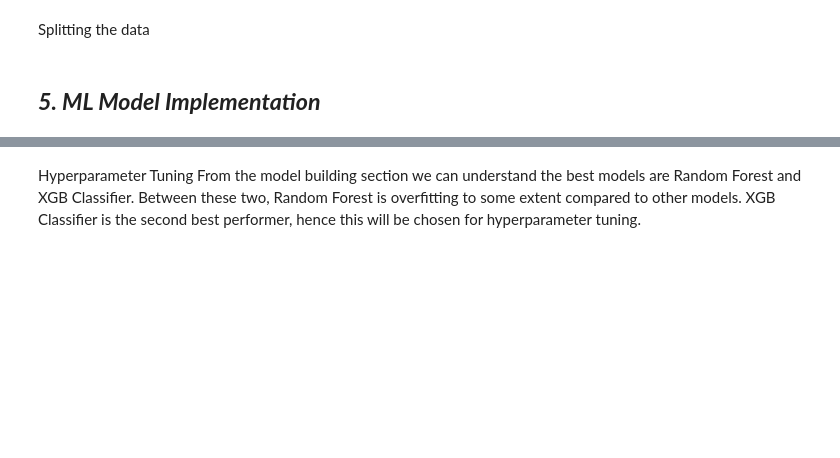
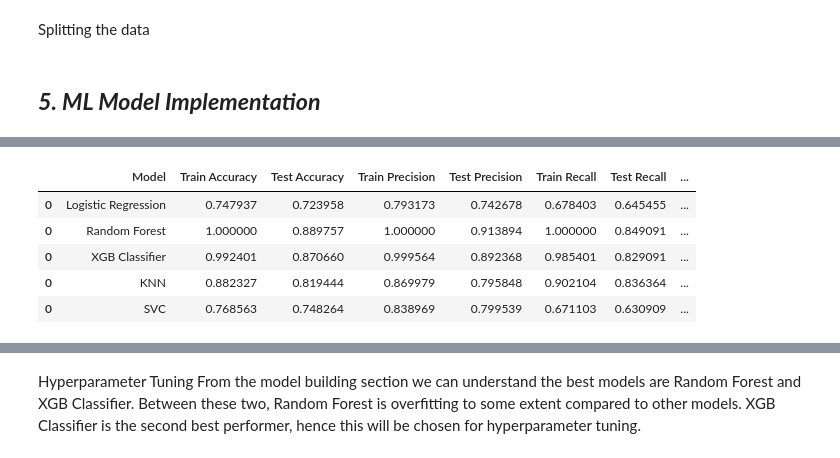
Before and after one commit to ideepakpal/Cardio-Vascular-Disease-Prediction, a Jupyter notebook: Capstone_Classification_CardiovascularHealth.ipynb, the cells around one changed output, grey strips where cells are left out. Cells and saved outputs as stored; diff of their text form; code cells hidden in the pictures; blank space fills up the shorter version.

Commit message:
Append

```diff
--- a/Capstone_Classification_CardiovascularHealth.ipynb
+++ b/Capstone_Classification_CardiovascularHealth.ipynb
@@ -923,35 +971,46 @@ def model_build(X_train, y_train, X_test, y_test, model_dict):
     train_roc_auc = roc_auc_score(y_train, train_preds)
     test_roc_auc = roc_auc_score(y_test, test_preds)
  # Updating the dataframe for each iteration
-    model_df = model_df.append({'Model': n,
+    mod_dict = {'Model': n,
                                'Train Accuracy' : train_accuracy,
                                'Test Accuracy': test_accuracy,
                                'Train Precision' : train_precision,
                                'Test Precision' : test_precision,
                                'Train Recall' : train_recall,
                                'Test Recall' : test_recall,
                                'Train ROC AUC' : train_roc_auc,
-                               'Test ROC AUC' : test_roc_auc}, ignore_index = True)
+                               'Test ROC AUC' : test_roc_auc}
+
+    df2  = pd.DataFrame([mod_dict], columns=mod_dict.keys())
+    model_df = pd.concat([model_df, df2], axis =0)
+
 
     # Updating the dictionary for each iteration
     train_confusion_matrix[n] = confusion_matrix(y_train, train_preds)
     test_confusion_matrix[n] = confusion_matrix(y_test, test_preds)
 
     # ROC Curve values
     fpr, tpr, _ = roc_curve(y_test, test_probs)
     curve[n] = (fpr,tpr)
 
 
 
   return model_df, train_confusion_matrix, test_confusion_matrix, curve
 
 
 # Using the model function to understand the scores of different models
 model_table, train_cm, test_cm, curve= model_build(X_train, y_train, X_test, y_test, models)
 
 
 # Models and their scores
 model_table
+# %% [output]
+|  | Model | Train Accuracy | Test Accuracy | Train Precision | Test Precision | Train Recall | Test Recall | ... |
+| 0 | Logistic Regression | 0.747937 | 0.723958 | 0.793173 | 0.742678 | 0.678403 | 0.645455 | ... |
+| 0 | Random Forest | 1.000000 | 0.889757 | 1.000000 | 0.913894 | 1.000000 | 0.849091 | ... |
+| 0 | XGB Classifier | 0.992401 | 0.870660 | 0.999564 | 0.892368 | 0.985401 | 0.829091 | ... |
+| 0 | KNN | 0.882327 | 0.819444 | 0.869979 | 0.795848 | 0.902104 | 0.836364 | ... |
+| 0 | SVC | 0.768563 | 0.748264 | 0.838969 | 0.799539 | 0.671103 | 0.630909 | ... |
 # %%
 # Train confusion matrix
 for name, matrix in train_cm.items():
```
Also changed, not shown: parts of 19 cells of this notebook.
